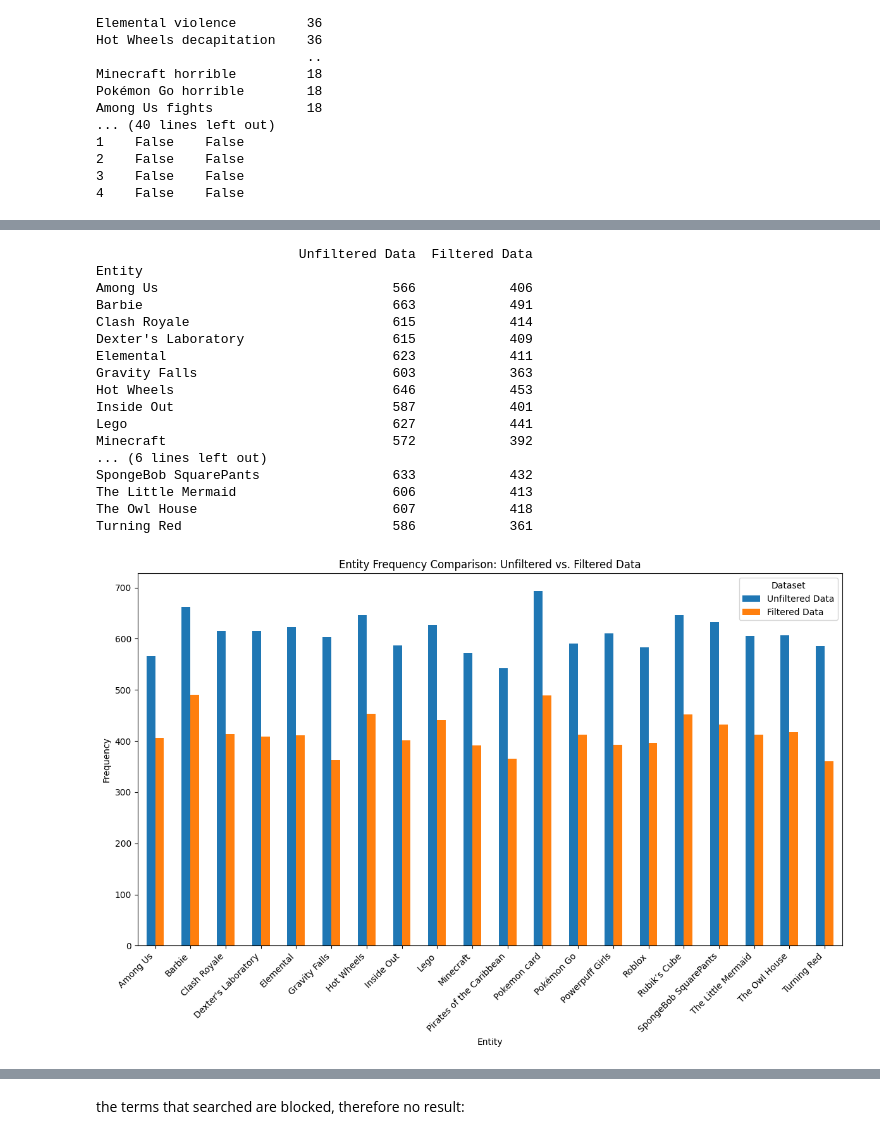
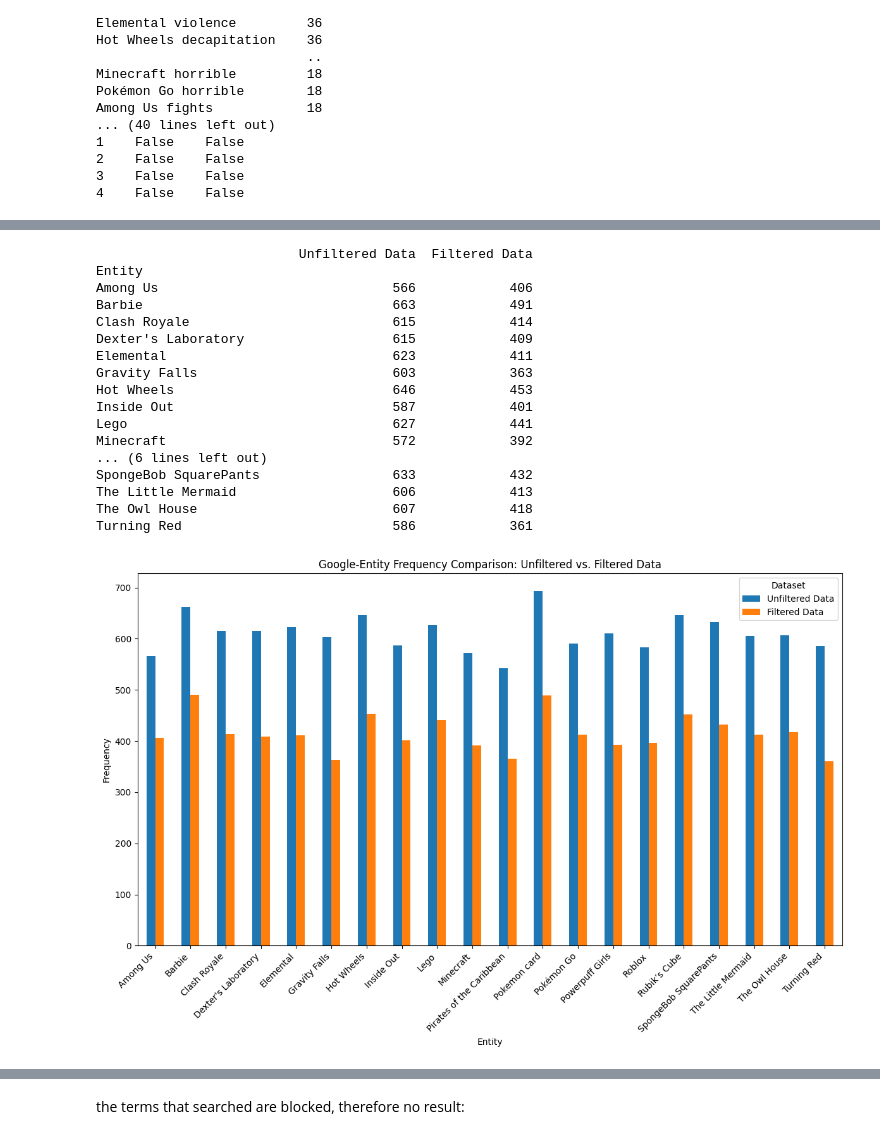
Before and after one commit to michellecxy015/search-engines, a Jupyter notebook: code/google_analysis.ipynb, the cells around one changed output, grey strips where cells are left out. Cells and saved outputs as stored; diff of their text form; code cells hidden in the pictures.

```diff
--- a/code/google_analysis.ipynb
+++ b/code/google_analysis.ipynb
@@ -146,35 +204,35 @@ entity_comparison = pd.DataFrame({
 
 # Print the comparison table
 print(entity_comparison)
 
 # Plot the comparison as a bar chart
 entity_comparison.plot(kind="bar", figsize=(12, 8))
-plt.title("Entity Frequency Comparison: Unfiltered vs. Filtered Data")
+plt.title("Google-Entity Frequency Comparison: Unfiltered vs. Filtered Data")
 plt.xlabel("Entity")
 plt.ylabel("Frequency")
 plt.xticks(rotation=45, ha="right")
 plt.legend(title="Dataset")
 plt.tight_layout()
 plt.show()
 # %% [output]
                           Unfiltered Data  Filtered Data
 Entity
 Among Us                              566            406
 Barbie                                663            491
 Clash Royale                          615            414
 Dexter's Laboratory                   615            409
 Elemental                             623            411
 Gravity Falls                         603            363
 Hot Wheels                            646            453
 Inside Out                            587            401
 Lego                                  627            441
 Minecraft                             572            392
 ... (6 lines left out)
 SpongeBob SquarePants                 633            432
 The Little Mermaid                    606            413
 The Owl House                         607            418
 Turning Red                           586            361
-[figure, old version]
+[figure, new version]
 # %%
 # Calculate the frequency of Harmful Term for both datasets
 filtered_harmful_term_counts = filter_data["Harmful Term"].value_counts()
```
Also changed, not shown: parts of 7 cells of this notebook.
